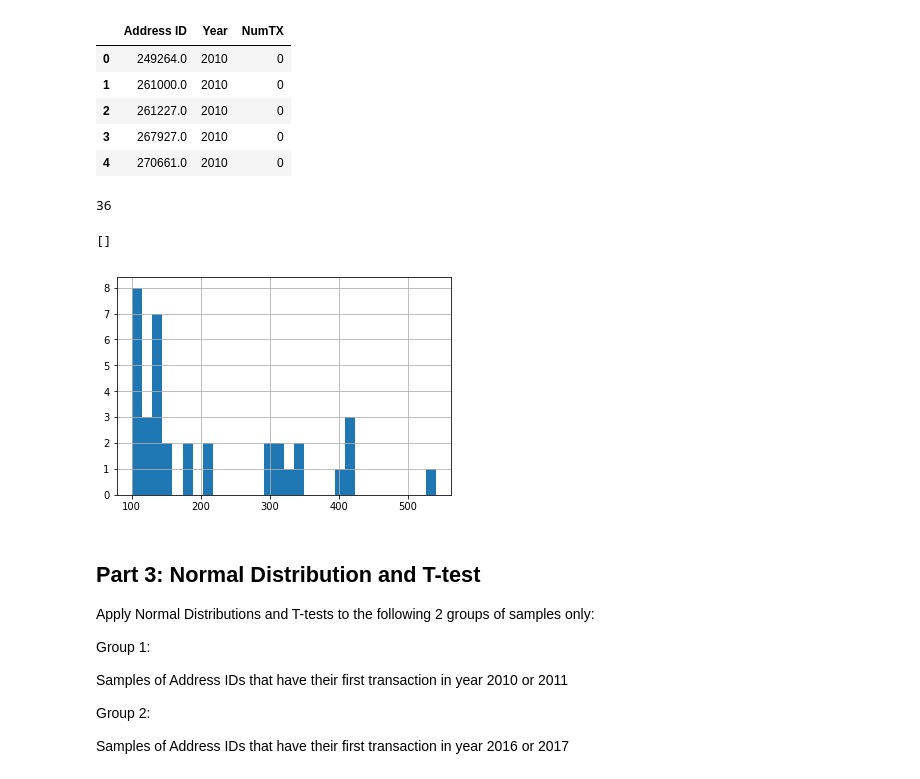
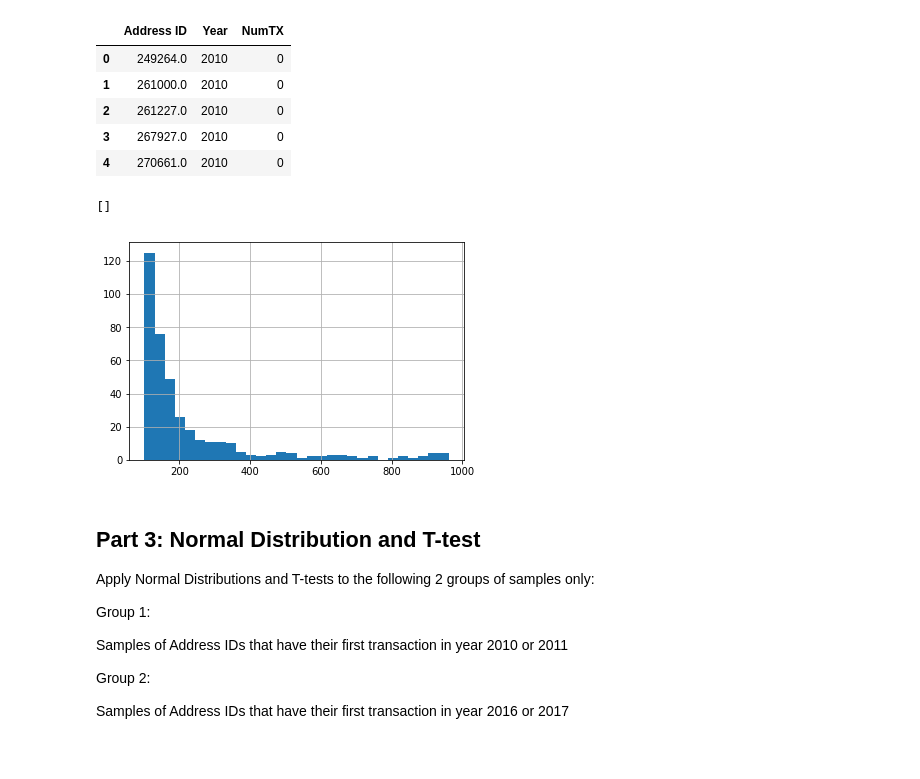
Before and after one commit to YinlongQian/Bitcoin-Project, a Jupyter notebook: FinalProject.ipynb, the cells around one changed output. Drawn from its saved outputs; the diff is of its cells as text; code cells hidden in the pictures.

Commit message:
Counting

```diff
--- a/FinalProject.ipynb
+++ b/FinalProject.ipynb
@@ -295,7 +295,7 @@ sampleNumber=200
 minTxSamp=100
 # %%
 df_Addr_Year=pd.DataFrame()
-vc=data10['address ID'].value_counts()
+vc=data11['address ID'].value_counts()
 datadp=pd.DataFrame(vc)
 datadp.columns=['NumTX']
 datadp['Address ID']=datadp.index
@@ -305,5 +305,6 @@ sample=datadp.sample(sampleNumber)
 Temp=pd.DataFrame(columns=['Address ID', 'NumTX'])
 Temp['Address ID']=sample['Address ID']
 Temp['NumTX']=sample['NumTX']
-Temp['Year']=2010
+Temp['Year']=2011
 df_Addr_Year=pd.concat([df_Addr_Year, Temp])
+group1=df_Addr_Year
@@ -338,5 +320,6 @@ Temp=pd.DataFrame(columns=['Address ID', 'NumTX'])
 Temp['Address ID']=sample['Address ID']
 Temp['NumTX']=sample['NumTX']
 Temp['Year']=2016
+group2=Temp
 df_Addr_Year=pd.concat([df_Addr_Year, Temp])
-df_Addr_Year
+df_Addr_Year.head()
@@ -348,3 +338,25 @@ Iterate through all the transaction inputs and outputs; accumulate the numbers o
 Update the following columns in the dataframe:
 
 | NumTX |
+# %%
+data = [data12, data13, data14, data15, data16, data17]
+
+for frame in data:
+    dfvc=pd.DataFrame(frame['address ID'].value_counts())
+    dfvc.columns=['NumTX']
+    dfvc['Address ID']=dfvc.index
+    dfvc.reset_index(drop=True)
+
+    for index, row in group1:
+        group1.loc[index, 'NumTX'] = row['NumTX'] + dfvc['Address ID'==row['Address ID']]['NumTX']
+print(group1.head())
+
+dfvc=pd.DataFrame(data17['address ID'].value_counts())
+dfvc.columns=['NumTX']
+dfvc['Address ID']=dfvc.index
+dfvc.reset_index(drop=True)
+
+for index, row in group2:
+    group2.loc[index, 'NumTX'] = row['NumTX'] + dfvc['Address ID'==row['Address ID']]['NumTX']
+
+print(group2.head())
@@ -383,15 +397,12 @@ df_Addr_Year.head()
 | 3 | 267927.0 | 2010 | 0 |
 | 4 | 270661.0 | 2010 | 0 |
 # %%
-light=df_Addr_Year[df_Addr_Year['NumTX'].between(100, 1000)]
-print(len(light))
+light=df_Addr_Year[df_Addr_Year['NumTX'].between(50, 1000)]
 plot=light['NumTX'].hist(bins=30)
 plot.plot()
-#df_Addr_Year
 # %% [output]
-36
+[]
-[]
-[figure, old version]
+[figure, new version]
 # %% [markdown]
 ## Part 3: Normal Distribution and T-test
 Apply Normal Distributions and T-tests to the following 2 groups of samples only:
```
Also changed, not shown: parts of 5 cells of this notebook.
